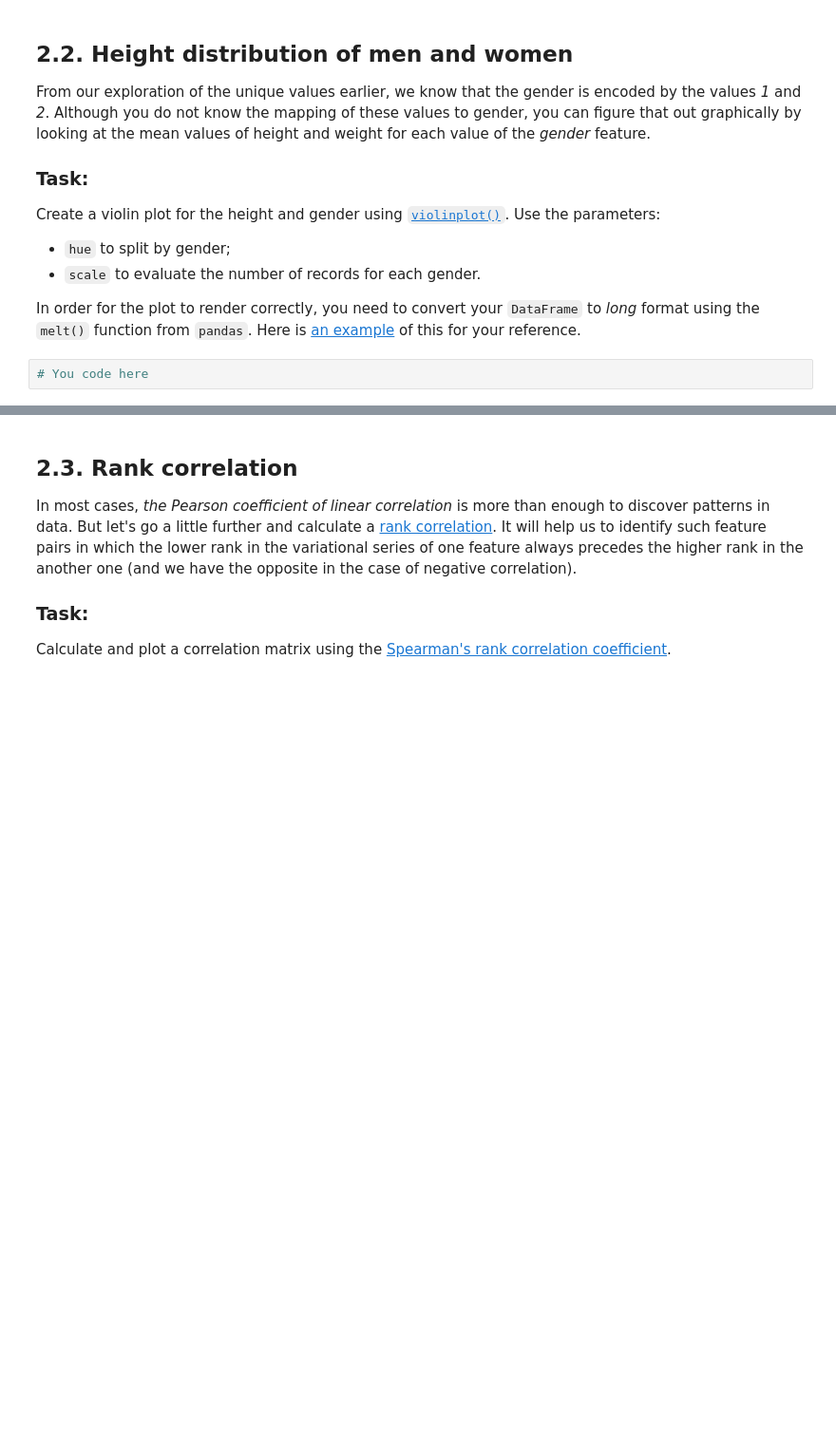
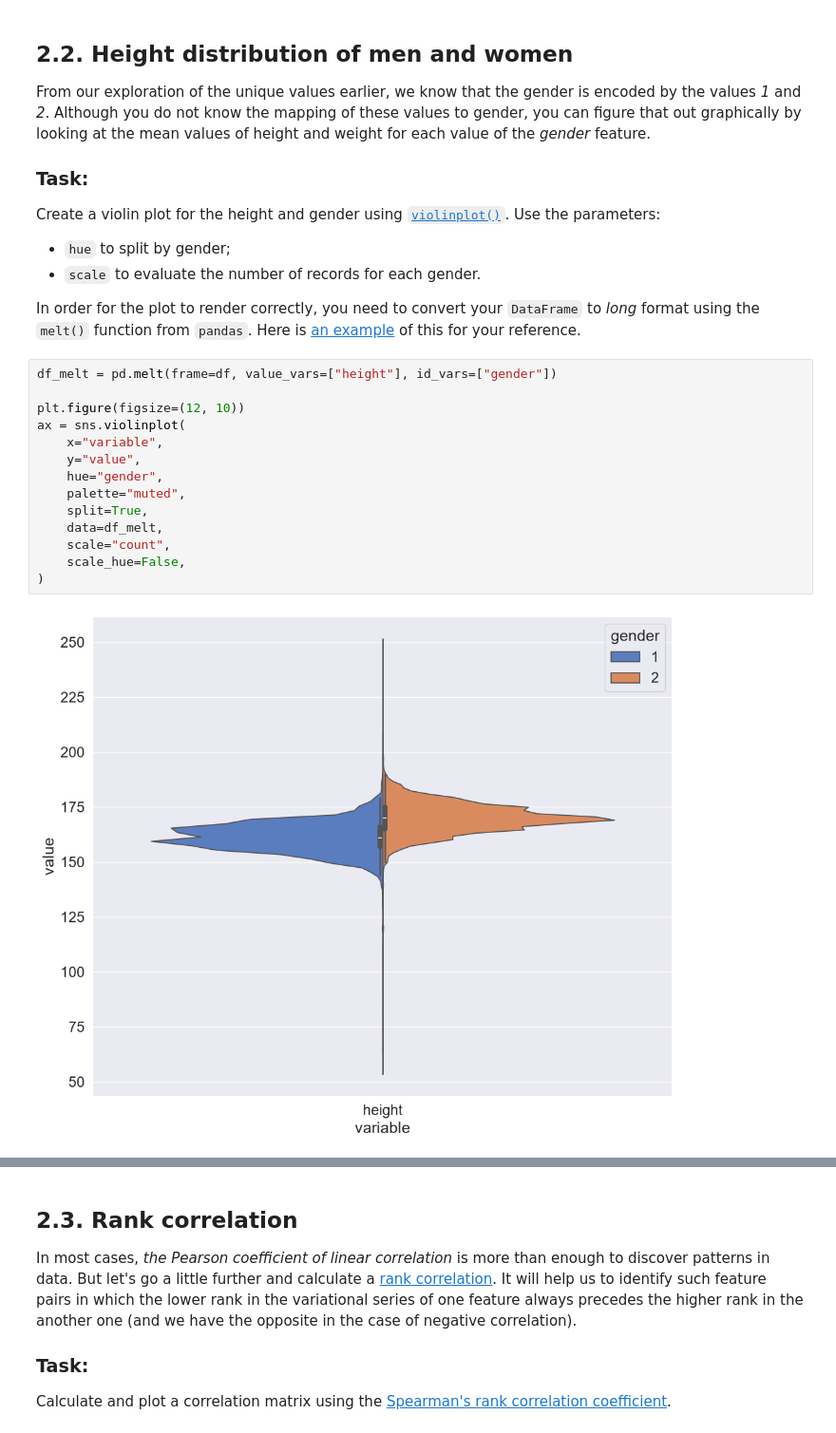
Before and after one commit to esmoliakov/mlcourse_tasks, a Jupyter notebook: a2-demo-analyzing-cardiovascular-data.ipynb, the cells around one changed output, grey strips where cells are left out. Shown at 95% size. Cells and saved outputs as stored; diff of their text form; blank space fills up the shorter version.

```diff
--- a/a2-demo-analyzing-cardiovascular-data.ipynb
+++ b/a2-demo-analyzing-cardiovascular-data.ipynb
@@ -282,8 +413,22 @@ Create a violin plot for the height and gender using [`violinplot()`](https://se
 - `scale` to evaluate the number of records for each gender.
 
 In order for the plot to render correctly, you need to convert your `DataFrame` to *long* format using the `melt()` function from `pandas`. Here is [an example](https://stackoverflow.com/a/41575149/3338479) of this for your reference.
-# %%
-# You code here
+# %%
+df_melt = pd.melt(frame=df, value_vars=["height"], id_vars=["gender"])
+
+plt.figure(figsize=(12, 10))
+ax = sns.violinplot(
+    x="variable",
+    y="value",
+    hue="gender",
+    palette="muted",
+    split=True,
+    data=df_melt,
+    scale="count",
+    scale_hue=False,
+)
+# %% [output]
+[figure, added]
 # %% [markdown]
 **Question 2.2. (1 point).** Which pair of features has the strongest Spearman correlation?
 
```
Also changed, not shown: parts of 33 cells of this notebook.
